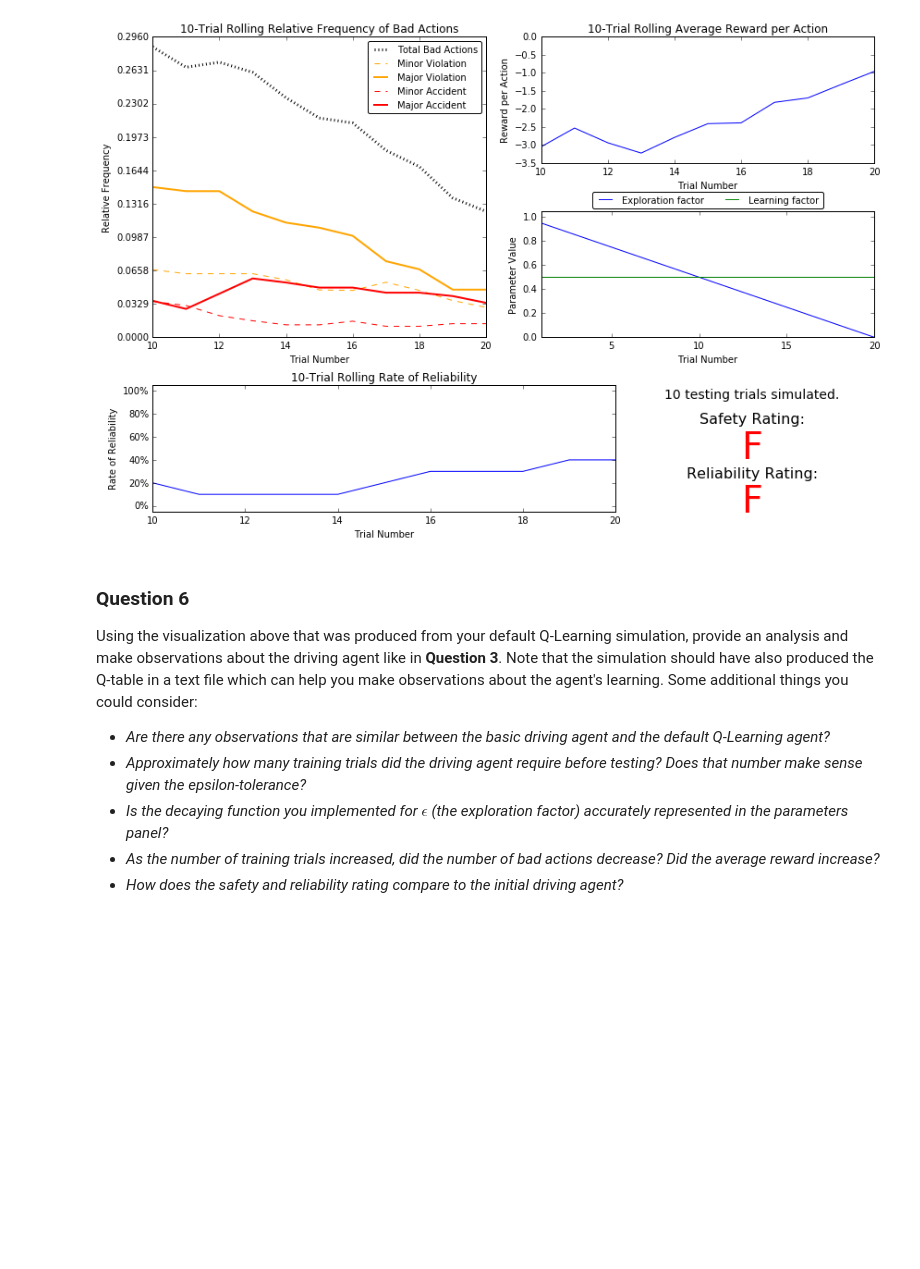
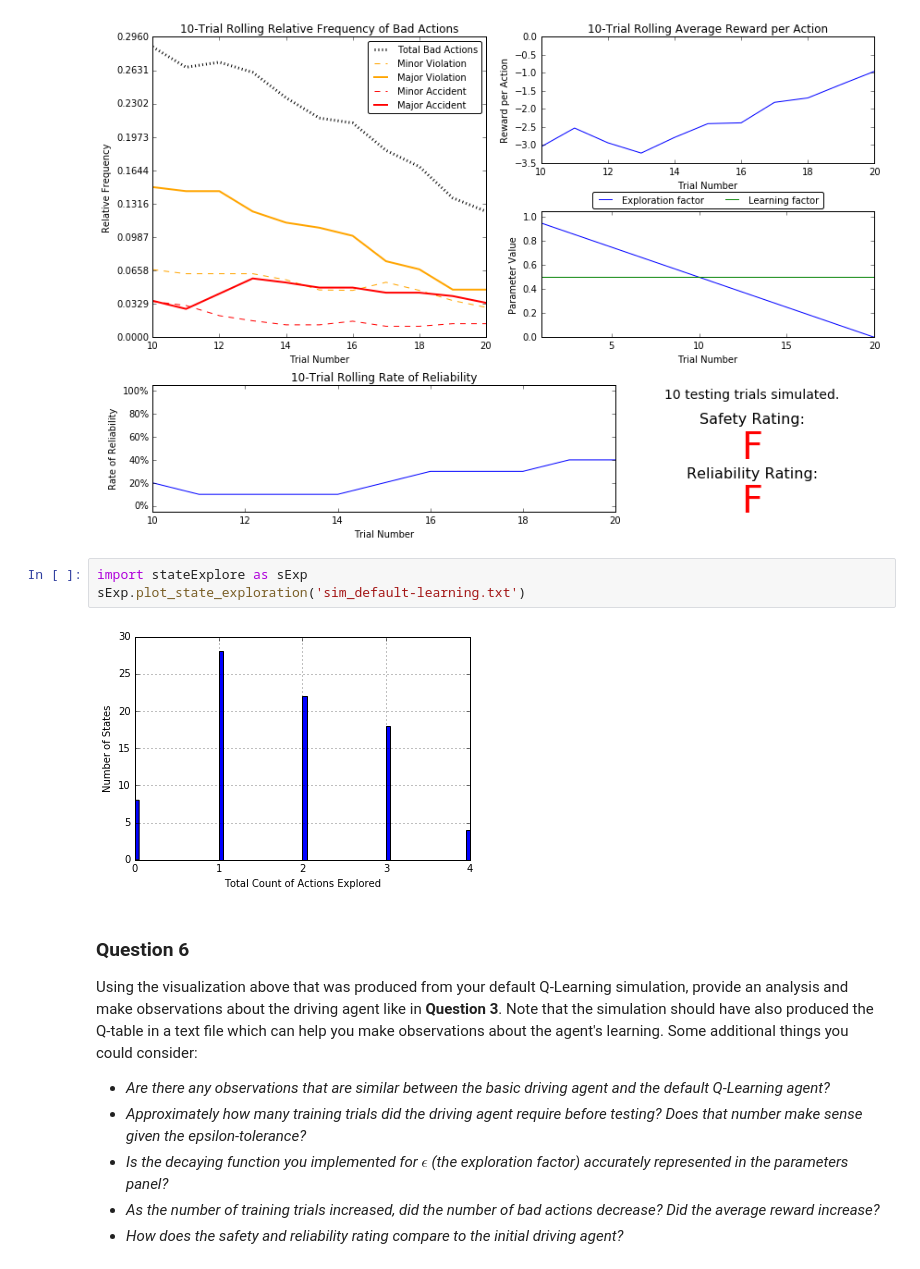
Before and after one commit to kalyanramu/MLND, a Jupyter notebook: RLSmartCab/smartcab/smartcab.ipynb, the cells around one changed output. Saved outputs shown, nothing was run; the diff lists cells and outputs as text; blank space fills up the shorter version.

Commit message:
Made changes to document as per reviewer comments. + Added Histogram of actions/state

```diff
--- a/RLSmartCab/smartcab/smartcab.ipynb
+++ b/RLSmartCab/smartcab/smartcab.ipynb
@@ -214,6 +214,11 @@ Once you have successfully completed the initial Q-Learning simulation, run the
 vs.plot_trials('sim_default-learning.csv')
 # %% [output]
 [figure]
+# %%
+import stateExplore as sExp
+sExp.plot_state_exploration('sim_default-learning.txt')
+# %% [output]
+[figure, added]
 # %% [markdown]
 ### Question 6
 Using the visualization above that was produced from your default Q-Learning simulation, provide an analysis and make observations about the driving agent like in **Question 3**. Note that the simulation should have also produced the Q-table in a text file which can help you make observations about the agent's learning. Some additional things you could consider:
```
Also changed, not shown: parts of 5 cells of this notebook, 2 other files.
